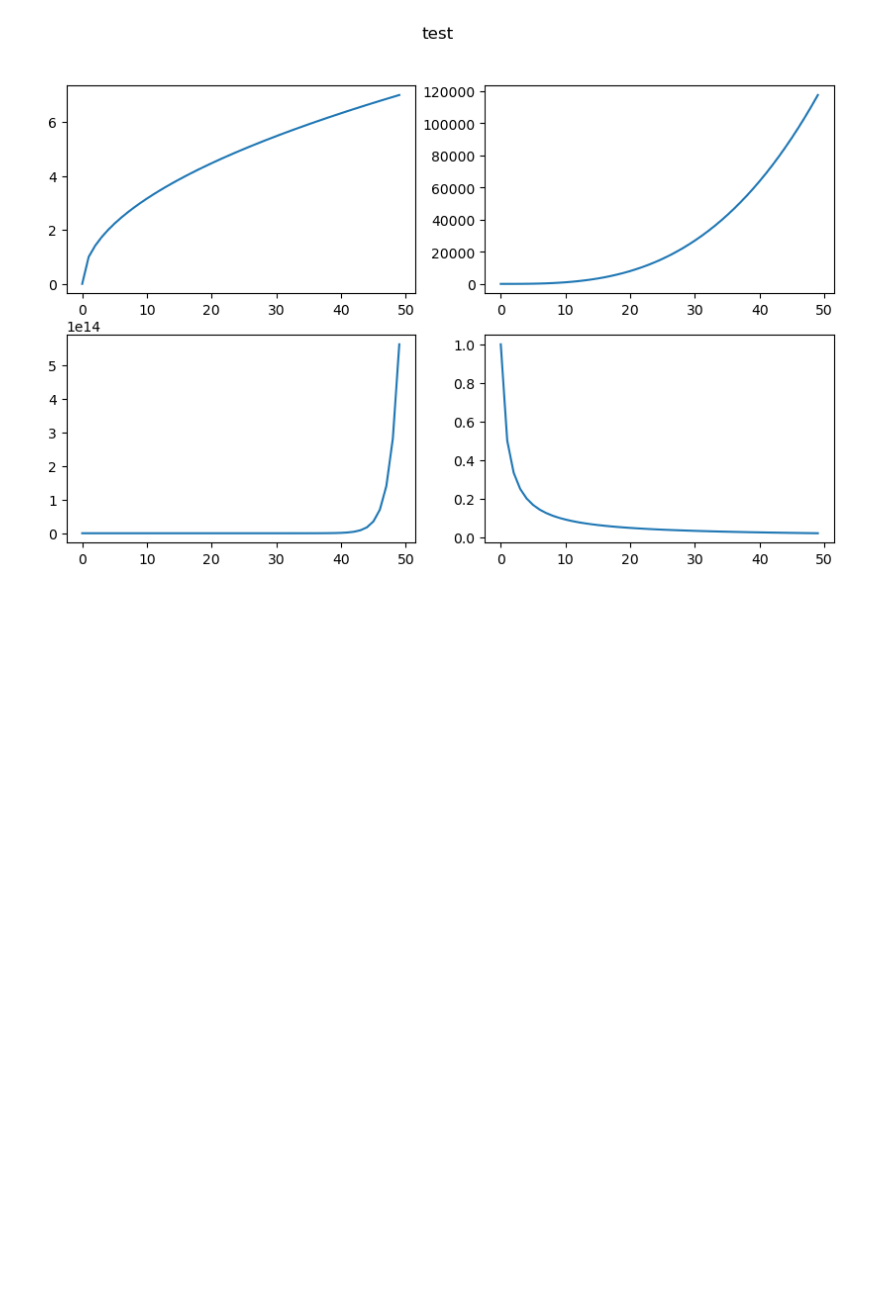
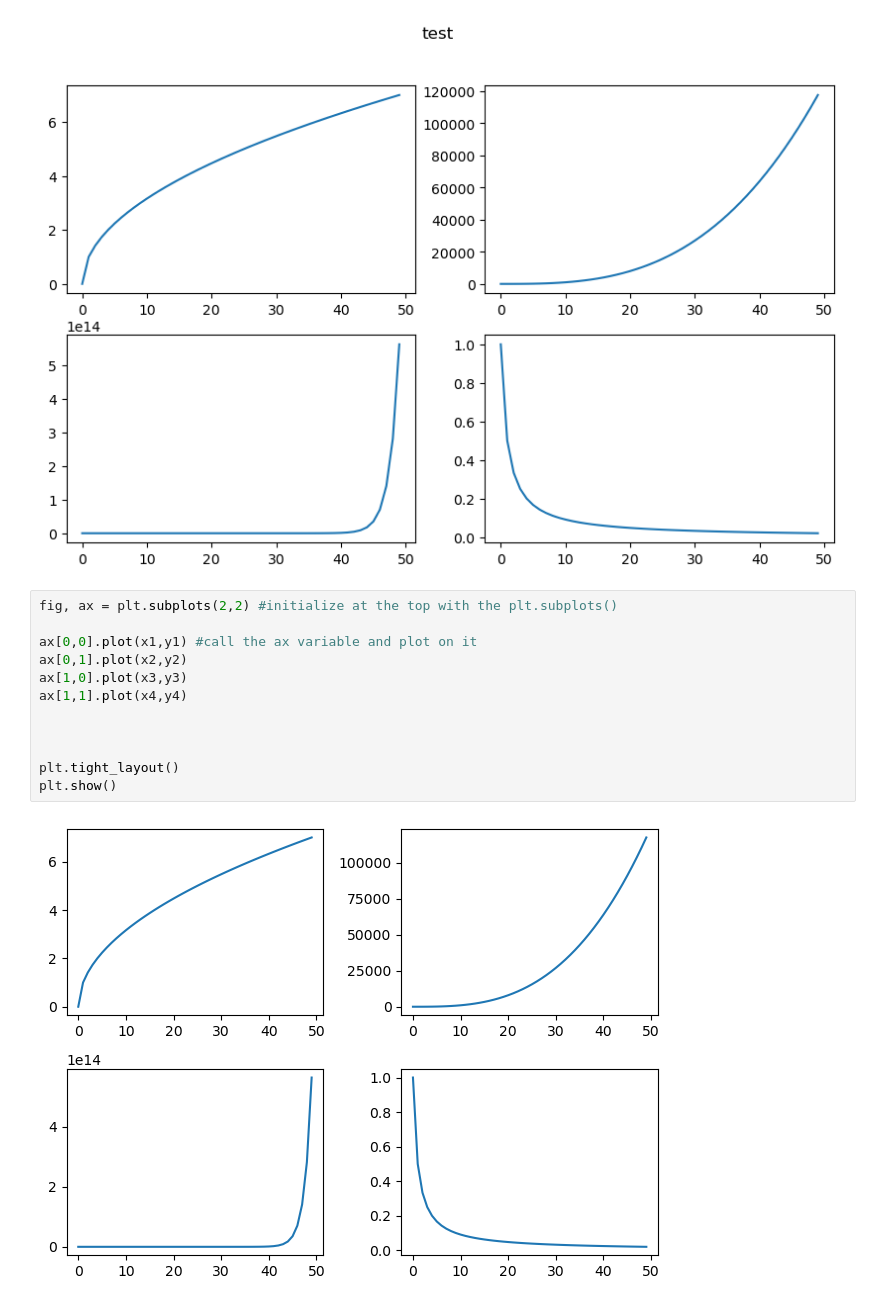
Before and after one commit to kelseyhangyu/ds-libraries-exercises, a Jupyter notebook: matplotlib_exercises.ipynb, the cells around one changed output. Drawn from its saved outputs; the diff is of its cells as text; blank space fills up the shorter version.

```diff
--- a/matplotlib_exercises.ipynb
+++ b/matplotlib_exercises.ipynb
@@ -68,3 +68,17 @@ plt.suptitle('test')
 plt.show()
 # %% [output]
 [figure]
+# %%
+fig, ax = plt.subplots(2,2) #initialize at the top with the plt.subplots()
+
+ax[0,0].plot(x1,y1) #call the ax variable and plot on it
+ax[0,1].plot(x2,y2)
+ax[1,0].plot(x3,y3)
+ax[1,1].plot(x4,y4)
+
+
+
+plt.tight_layout()
+plt.show()
+# %% [output]
+[figure, added]
```
